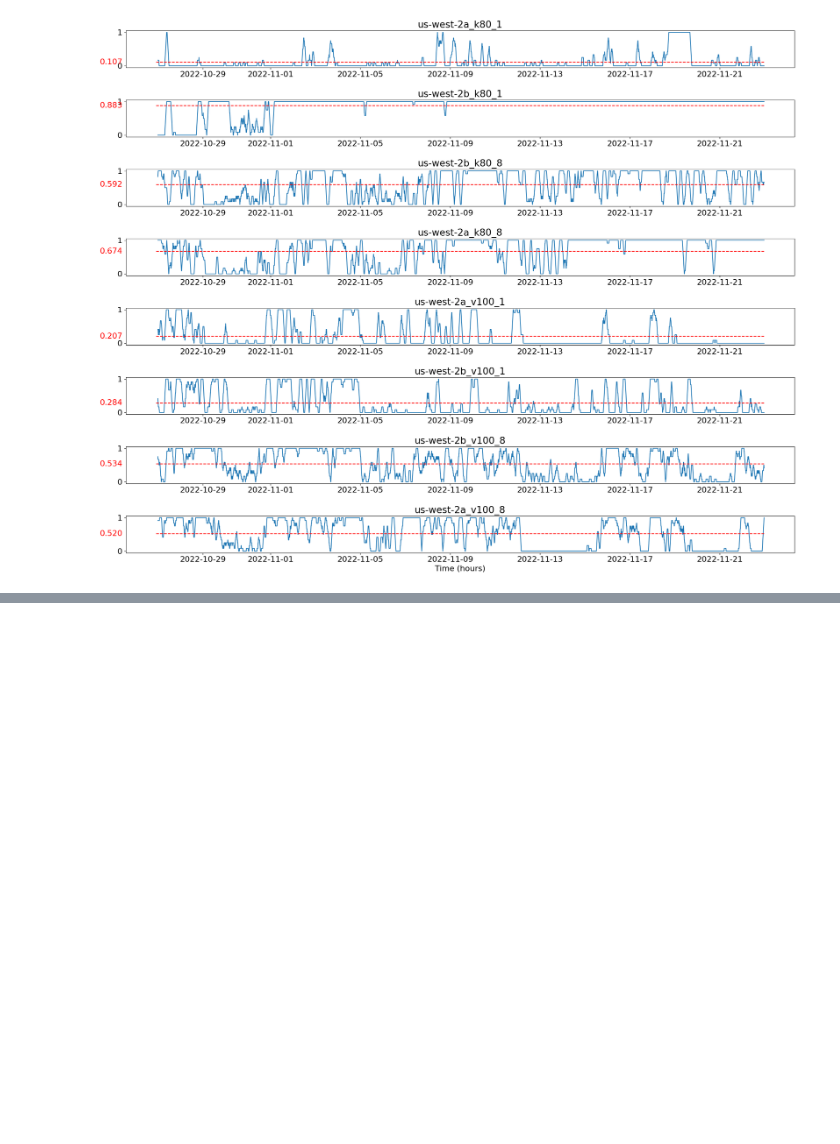
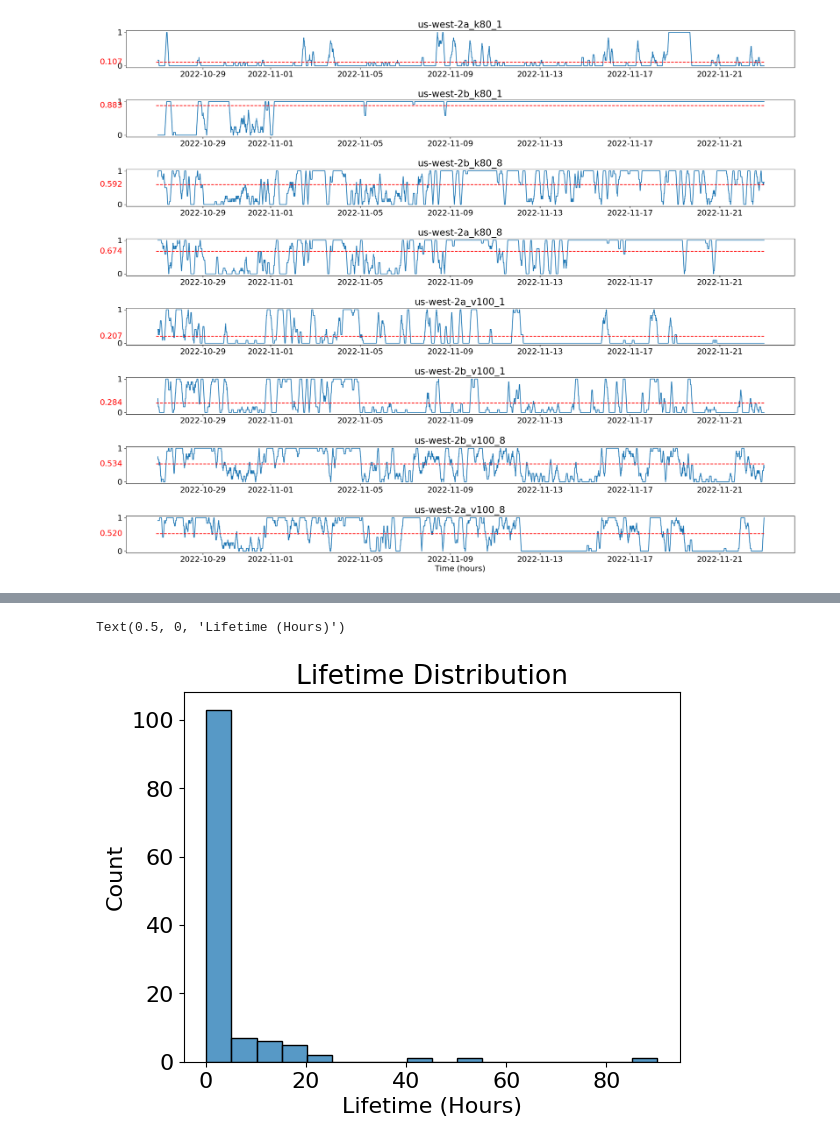
Before and after one commit to Michaelvll/skypilot-spot-strategy, a Jupyter notebook: scripts/availability/trace_visualize.ipynb, the cells around one changed output, grey strips where cells are left out. Drawn from its saved outputs; the diff is of its cells as text; code cells hidden in the pictures; blank space fills up the shorter version.

```diff
--- a/scripts/availability/trace_visualize.ipynb
+++ b/scripts/availability/trace_visualize.ipynb
@@ -74,0 +88,13 @@ fig.tight_layout(h_pad=1.5)
+# %%
+life_groups = avail_traces_month['preempted'].cumsum()
+lifetimes = life_groups.groupby(life_groups).count() - 1
+life_hours = lifetimes[lifetimes > 0] * 600 / 3600
+
+ax = plt.subplot()
+sns.histplot(life_hours, binwidth=5, ax=ax)
+ax.set_title('Lifetime Distribution')
+ax.set_ylabel('Count')
+ax.set_xlabel('Lifetime (Hours)')
+# %% [output]
+Text(0.5, 0, 'Lifetime (Hours)')
+[figure, added]
```
Also changed, not shown: parts of 2 cells of this notebook.
